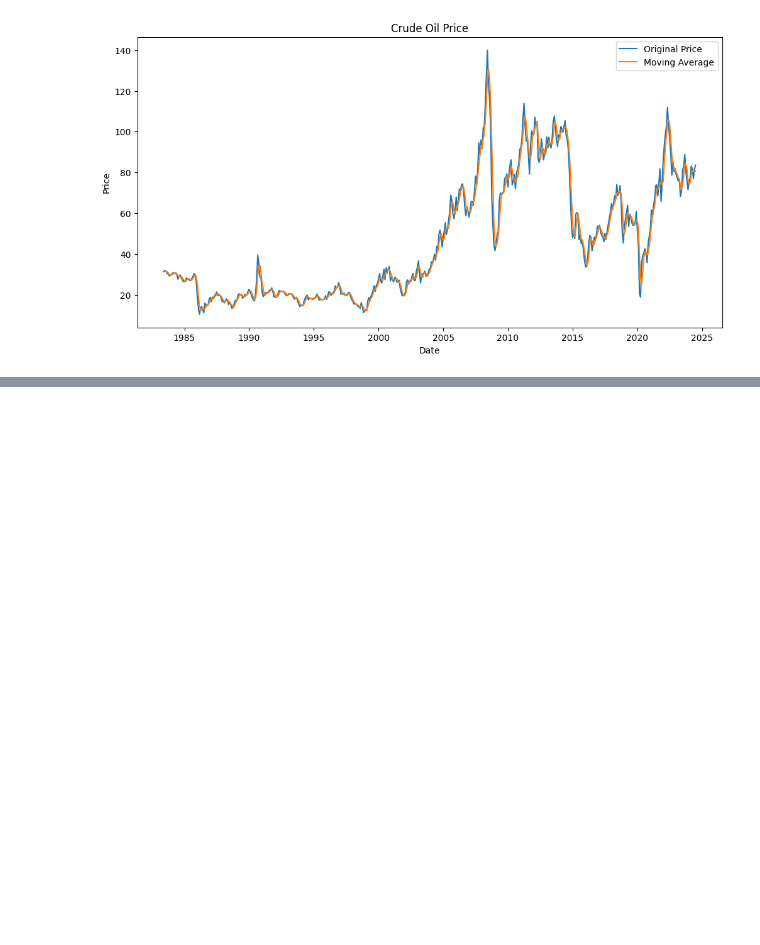
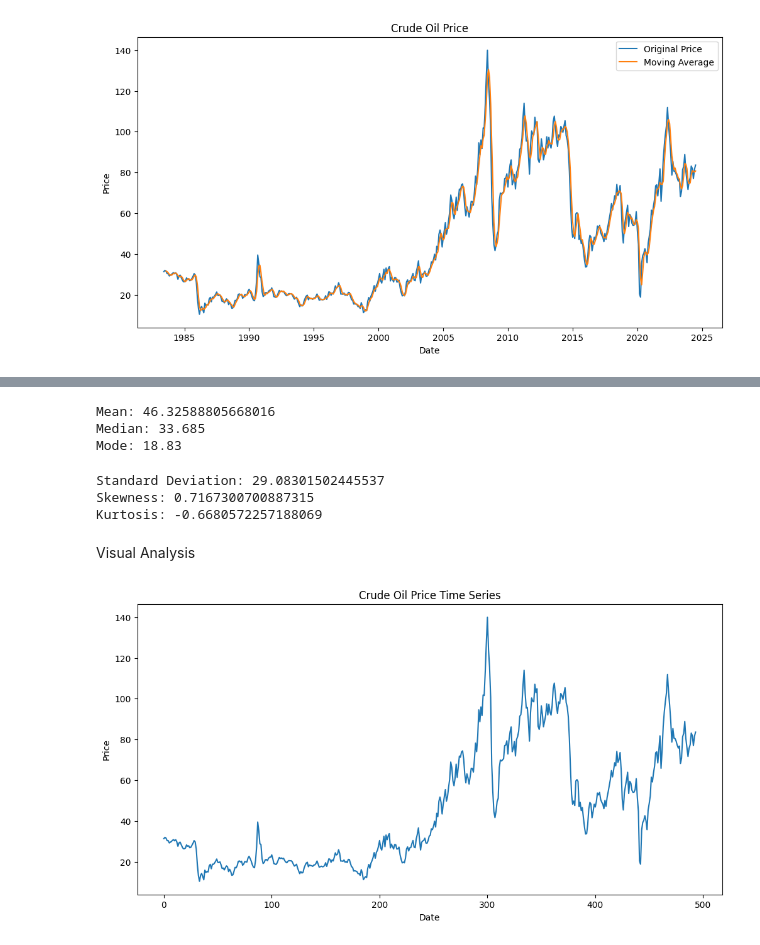
Before and after one commit to jodahe1/Birhan-Energies-, a Jupyter notebook: Task 1/Scripts/preprocessing.ipynb, the cells around one changed output, grey strips where cells are left out. Cells and saved outputs as stored; diff of their text form; code cells hidden in the pictures; blank space fills up the shorter version.

```diff
--- a/Task 1/Scripts/preprocessing.ipynb
+++ b/Task 1/Scripts/preprocessing.ipynb
@@ -103,0 +122,44 @@ plt.show()
+# %%
+# Mean
+mean_price = df['price'].mean()
+print(f"Mean: {mean_price}")
+
+# Median
+median_price = df['price'].median()
+print(f"Median: {median_price}")
+
+# Mode
+mode_price = df['price'].mode()[0]
+print(f"Mode: {mode_price}")
+# %% [output]
+Mean: 46.32588805668016
+Median: 33.685
+Mode: 18.83
+# %%
+# Standard Deviation
+std_price = df['price'].std()
+print(f"Standard Deviation: {std_price}")
+
+# Skewness
+skew_price = df['price'].skew()
+print(f"Skewness: {skew_price}")
+
+# Kurtosis
+kurt_price = df['price'].kurt()
+print(f"Kurtosis: {kurt_price}")
+# %% [output]
+Standard Deviation: 29.08301502445537
+Skewness: 0.7167300700887315
+Kurtosis: -0.6680572257188069
+# %% [markdown]
+ Visual Analysis
+# %%
+# Time Series Plot
+plt.figure(figsize=(12, 6))
+plt.plot(df['price'])
+plt.title('Crude Oil Price Time Series')
+plt.xlabel('Date')
+plt.ylabel('Price')
+plt.show()
+# %% [output]
+[figure, added]
```
Also changed, not shown: parts of 8 cells of this notebook.
